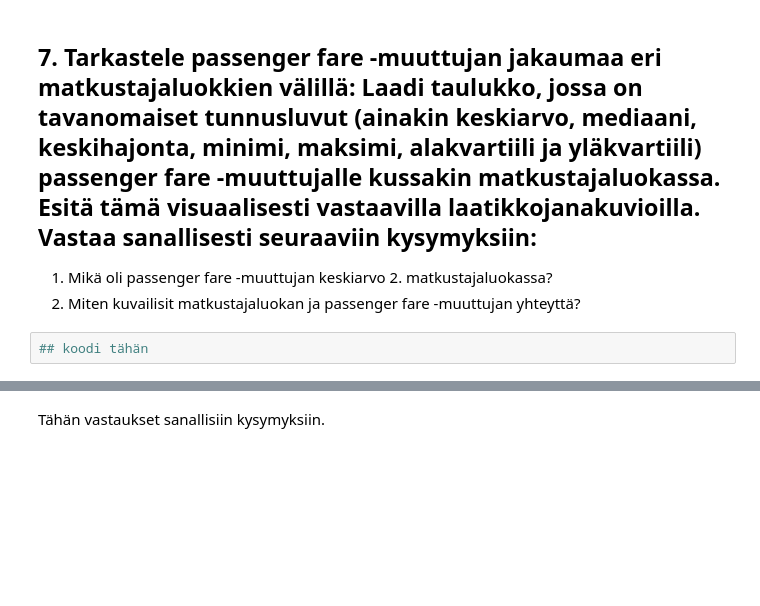
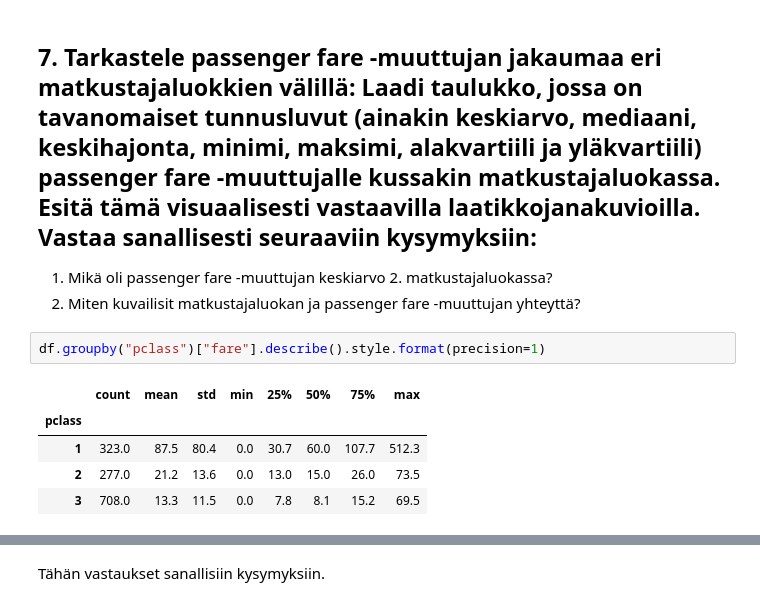
Before and after one commit to lassihi/Data-analytiikka-pythonilla, a Jupyter notebook: tehtava-1/tehtava-1.ipynb, the cells around one changed output, grey strips where cells are left out. Cells and saved outputs as stored; diff of their text form; blank space fills up the shorter version.

```diff
--- a/tehtava-1/tehtava-1.ipynb
+++ b/tehtava-1/tehtava-1.ipynb
@@ -152,5 +150,11 @@ Histogrammista nähdään, että matkustajia oli eniten ikäluokassa 20 - 30.
 ## 7. Tarkastele passenger fare -muuttujan jakaumaa eri matkustajaluokkien välillä: Laadi taulukko, jossa on tavanomaiset tunnusluvut (ainakin keskiarvo, mediaani, keskihajonta, minimi, maksimi, alakvartiili ja yläkvartiili) passenger fare -muuttujalle kussakin matkustajaluokassa. Esitä tämä visuaalisesti vastaavilla laatikkojanakuvioilla. Vastaa sanallisesti seuraaviin kysymyksiin:
 1. Mikä oli passenger fare -muuttujan keskiarvo 2. matkustajaluokassa?
 2. Miten kuvailisit matkustajaluokan ja passenger fare -muuttujan yhteyttä?
-# %%
-## koodi tähän
+# %%
+df.groupby("pclass")["fare"].describe().style.format(precision=1)
+# %% [output]
+|  | count | mean | std | min | 25% | 50% | 75% | max |
+| pclass |  |  |  |  |  |  |  |  |
+| 1 | 323.0 | 87.5 | 80.4 | 0.0 | 30.7 | 60.0 | 107.7 | 512.3 |
+| 2 | 277.0 | 21.2 | 13.6 | 0.0 | 13.0 | 15.0 | 26.0 | 73.5 |
+| 3 | 708.0 | 13.3 | 11.5 | 0.0 | 7.8 | 8.1 | 15.2 | 69.5 |
```
Also changed, not shown: parts of 3 cells of this notebook.
